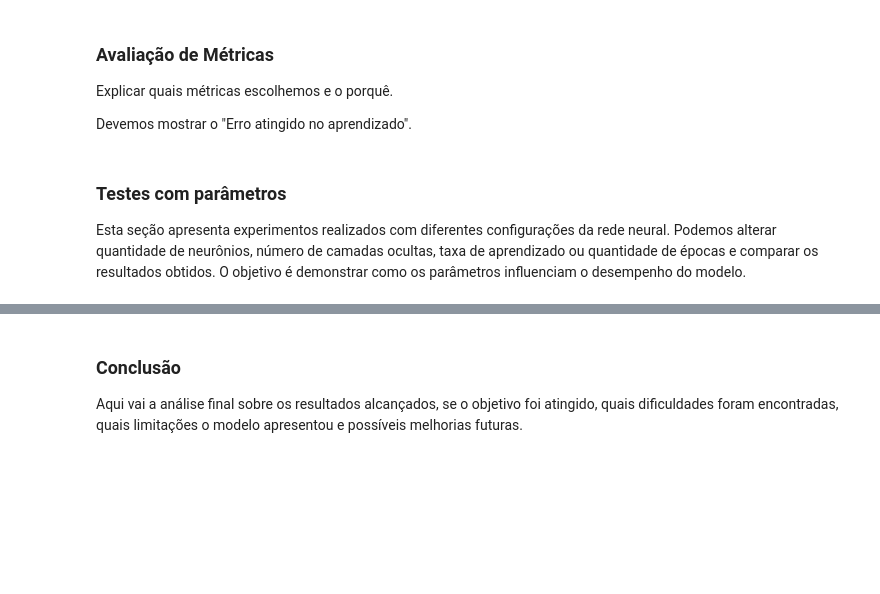
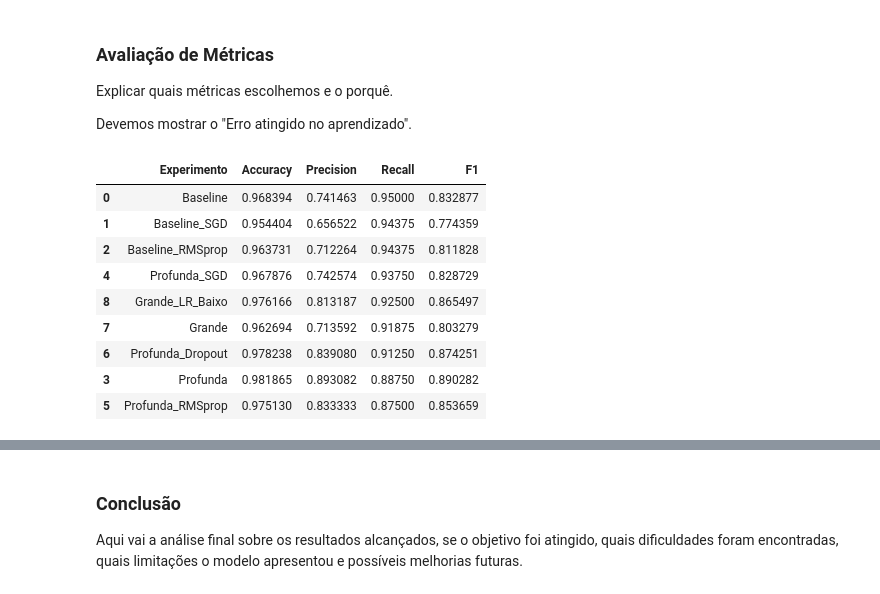
Before and after one commit to AnaElisaMueller/rna, a Jupyter notebook: notebooks/main.ipynb, the cells around one changed output, grey strips where cells are left out. Drawn from its saved outputs; the diff is of its cells as text; code cells hidden in the pictures; blank space fills up the shorter version.

```diff
--- a/notebooks/main.ipynb
+++ b/notebooks/main.ipynb
@@ -605,6 +793,23 @@ Devemos mostrar "Número de iterações atingido no aprendizado" (épocas/epochs
 Explicar quais métricas escolhemos e o porquê.
 
 Devemos mostrar o "Erro atingido no aprendizado".
-# %% [markdown]
-### Testes com parâmetros
-Esta seção apresenta experimentos realizados com diferentes configurações da rede neural. Podemos alterar quantidade de neurônios, número de camadas ocultas, taxa de aprendizado ou quantidade de épocas e comparar os resultados obtidos. O objetivo é demonstrar como os parâmetros influenciam o desempenho do modelo.
+# %%
+df_resultados = pd.DataFrame(resultados)
+
+df_resultados = df_resultados.sort_values(
+    by='Recall',
+    ascending=False
+)
+
+df_resultados
+# %% [output]
+|  | Experimento | Accuracy | Precision | Recall | F1 |
+| 0 | Baseline | 0.968394 | 0.741463 | 0.95000 | 0.832877 |
+| 1 | Baseline_SGD | 0.954404 | 0.656522 | 0.94375 | 0.774359 |
+| 2 | Baseline_RMSprop | 0.963731 | 0.712264 | 0.94375 | 0.811828 |
+| 4 | Profunda_SGD | 0.967876 | 0.742574 | 0.93750 | 0.828729 |
+| 8 | Grande_LR_Baixo | 0.976166 | 0.813187 | 0.92500 | 0.865497 |
+| 7 | Grande | 0.962694 | 0.713592 | 0.91875 | 0.803279 |
+| 6 | Profunda_Dropout | 0.978238 | 0.839080 | 0.91250 | 0.874251 |
+| 3 | Profunda | 0.981865 | 0.893082 | 0.88750 | 0.890282 |
+| 5 | Profunda_RMSprop | 0.975130 | 0.833333 | 0.87500 | 0.853659 |
```
Also changed, not shown: parts of 27 cells of this notebook, 2 other files.
